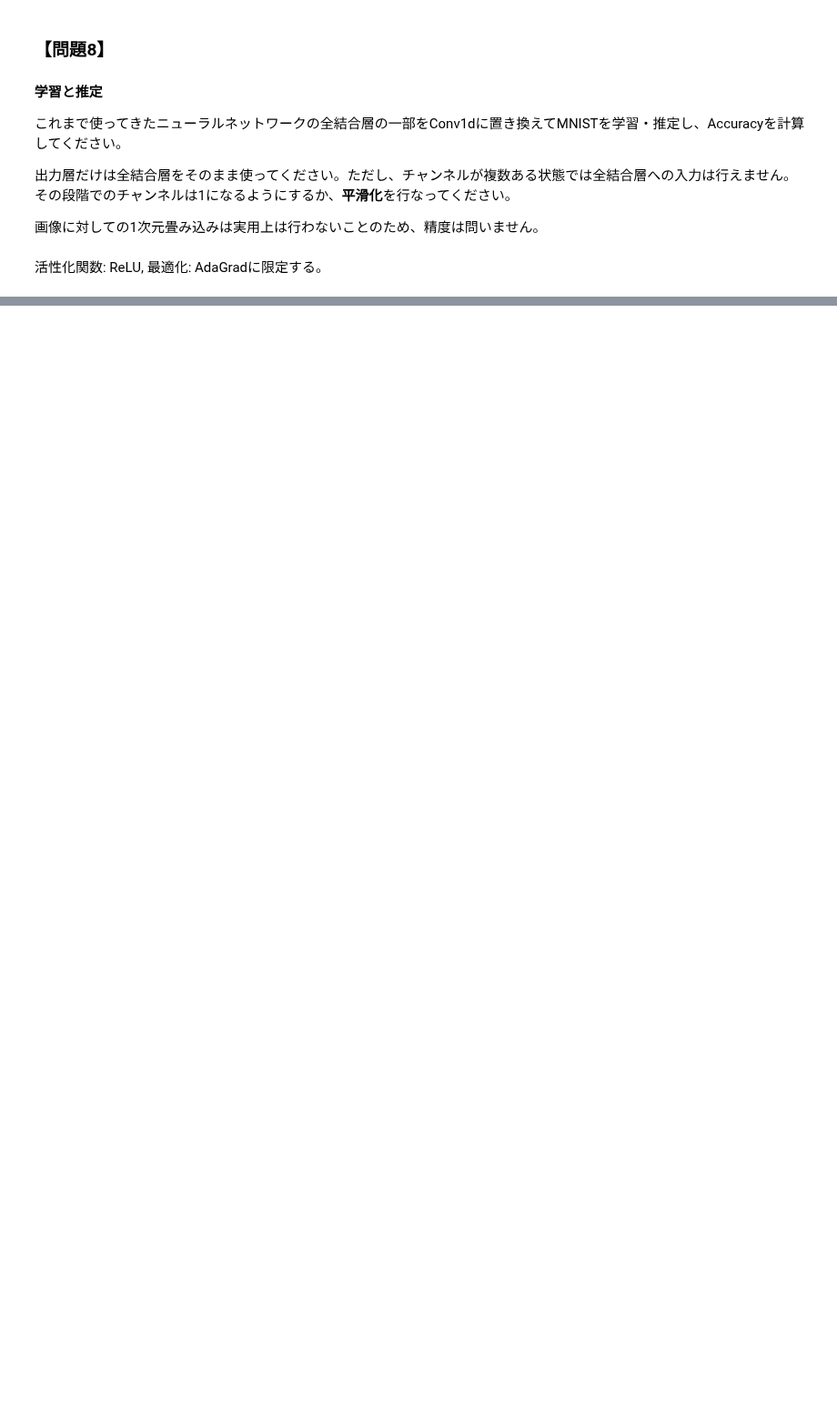
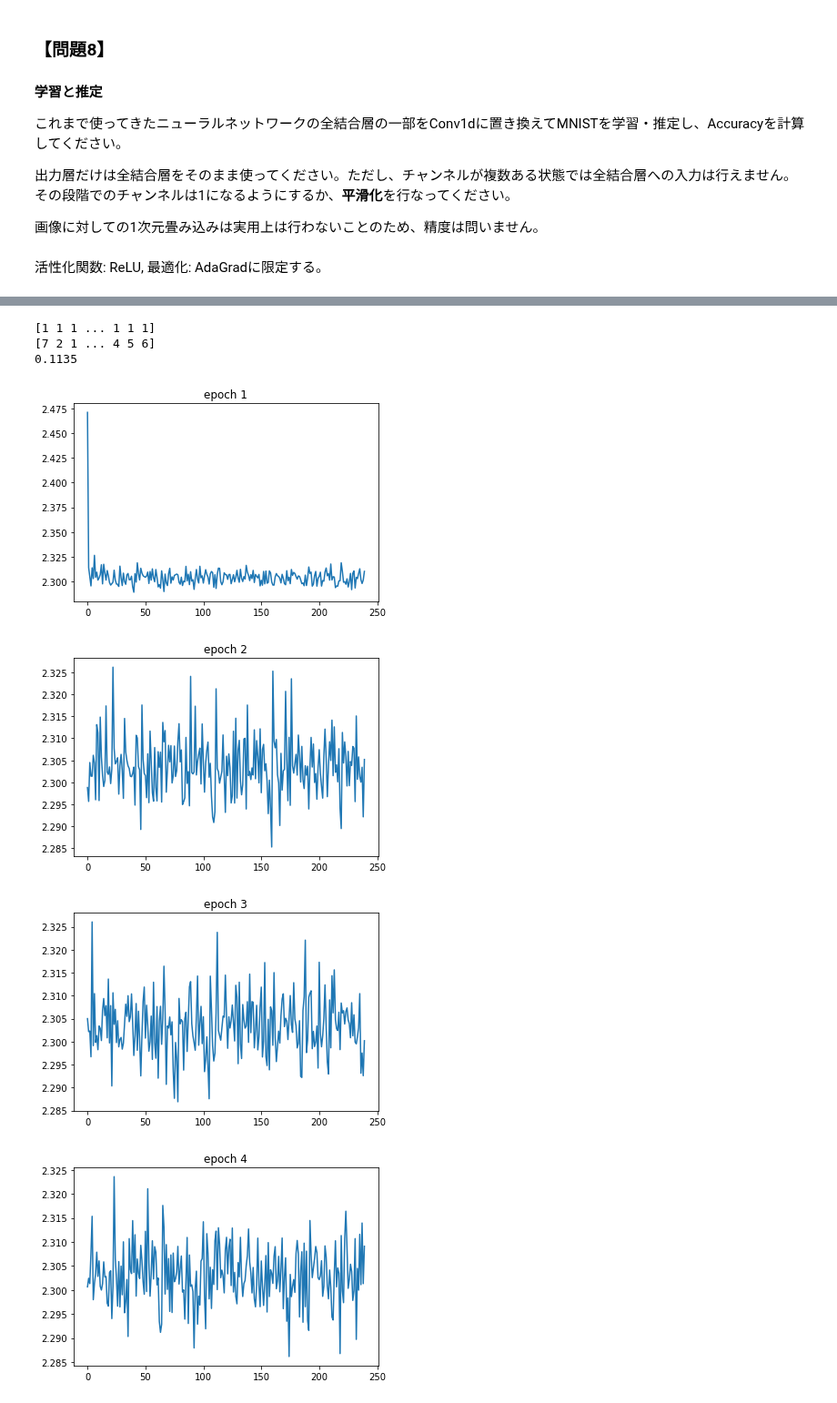
Before and after one commit to taiki-nakaso/diveintocode-ml, a Jupyter notebook: src/term2/sprint11/sprint11.ipynb, the cells around one changed output, grey strips where cells are left out. Shown at 91% size. Drawn from its saved outputs; the diff is of its cells as text; code cells hidden in the pictures; blank space fills up the shorter version.

```diff
--- a/src/term2/sprint11/sprint11.ipynb
+++ b/src/term2/sprint11/sprint11.ipynb
@@ -504,9 +430,3 @@ if self.padding_size > 0:
 ### 【問題6】
 #### （アドバンス課題）ミニバッチへの対応
 ここまでの課題はバッチサイズ1で良いとしてきました。しかし、実際は全結合層同様にミニバッチ学習が行われます。Conv1dクラスを複数のデータが同時に計算できるように変更してください。
-# %%
-y =  np.array([[[1,2,3], [2,3,4]], [[3,4,5], [4,5,6]], [[5,6,7], [6,7,8]]])
-print(y)
-print(np.pad(y, ((0, 0), (0, 0), (1, 1)), mode='constant'))
-print(x[:, np.newaxis, :])
-print(y[:, np.newaxis, :])
@@ -1105,0 +913,30 @@ ValueError: shapes (300,776) and (300,772) not aligned: 776 (dim 1) != 300 (dim
+# %%
+# 学習
+lr = 0.01
+conv = Conv1d(optimizer=SGDConvMulti(lr=lr),
+              input_channel=1,
+              output_channel=1,
+              input_size=784,
+              filter_size=5)
+flatten_size = conv.output_size*conv.output_channel
+layers = [
+    conv,
+    ReLU(),
+    FC(n_nodes1=flatten_size,
+       n_nodes2=100,
+       initializer=HeInitializer(20),
+       optimizer=SGD(lr=lr)),
+    ReLU(),
+    FC(n_nodes1=100,
+       n_nodes2=10,
+       initializer=HeInitializer(20),
+       optimizer=SGD(lr=lr)),
+    Softmax()
+]
+params = {
+    'batch_size':200,
+    'epoch':5,
+    'verbose':True,
+}
+scratchCNN = ScratchConvolutionalNeuralNetworkClassifier(layers=layers, **params)
+scratchCNN.fit(X_train, y_train, X_val, y_val)
@@ -1105,0 +962,23 @@ ValueError: shapes (300,776) and (300,772) not aligned: 776 (dim 1) != 300 (dim
+# %%
+from sklearn.metrics import accuracy_score
+y_pred = scratchCNN.predict(X_test)
+print(y_pred)
+print(np.argmax(y_test, axis=1))
+print(accuracy_score(np.argmax(y_test, axis=1), y_pred))
+# %% [output]
+[1 1 1 ... 1 1 1]
+[7 2 1 ... 4 5 6]
+0.1135
+# %%
+for i in range(5):
+    plt.plot(scratchCNN.loss[i])
+    plt.title(f'epoch {i+1}')
+    plt.show()
+plt.plot(sum(scratchCNN.loss, []))
+plt.title('all')
+plt.show()
+# %% [output]
+[figure, added]
+[figure, added]
+[figure, added]
+[figure, added]
```
Also changed, not shown: parts of 20 cells of this notebook.
